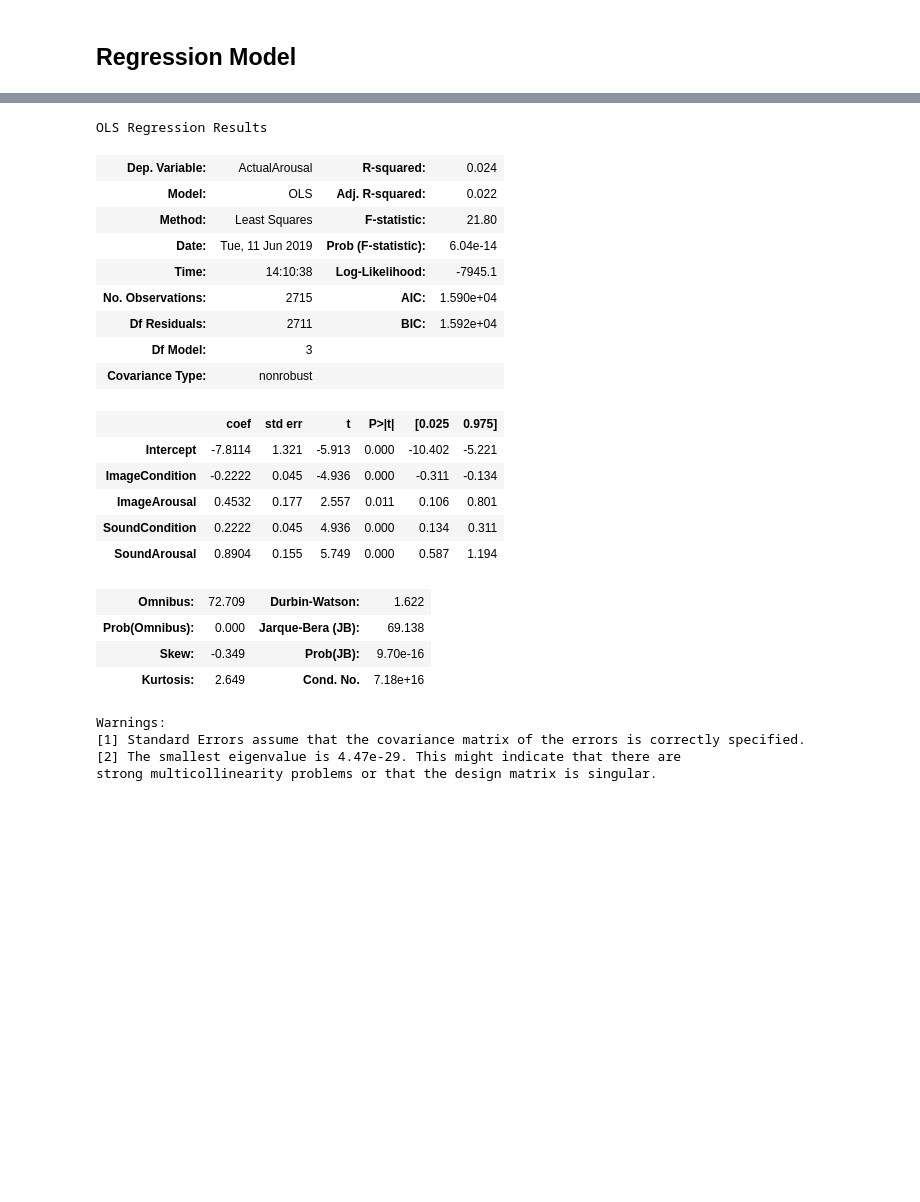
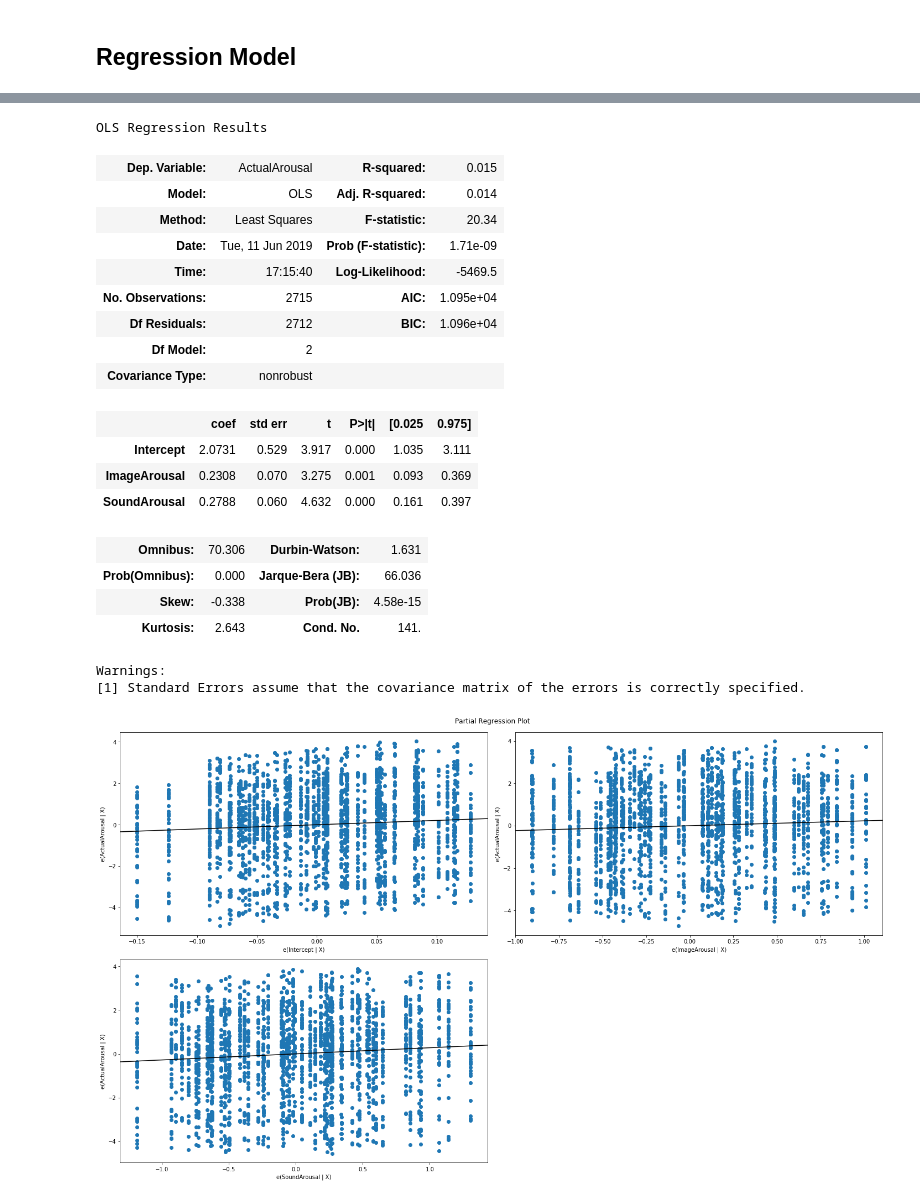
Before and after one commit to akselander/psi-project, a Jupyter notebook: code/psi-project.ipynb, the cells around one changed output, grey strips where cells are left out. Drawn from its saved outputs; the diff is of its cells as text; code cells hidden in the pictures; blank space fills up the shorter version.

```diff
--- a/code/psi-project.ipynb
+++ b/code/psi-project.ipynb
@@ -49,8 +49,8 @@ dfStudy['Number'] = pd.to_numeric(dfStudy['Number'])
 def convertResponseStringIntoColumns(string):
     string = string[1:-1]
     array = (string.split(','))
-    array[0] = float(array[0]) * 10
-    array[1] = float(array[1][1:]) * 10
+    array[0] = (float(array[0]) * 4) + 5
+    array[1] = (float(array[1][1:]) * 4) + 5
     return array
 
 def findExpectedImageReaction(iaps):
@@ -380,32 +267,29 @@ strong multicollinearity problems or that the design matrix is singular.
 # %%
-olsModel = ols("""ActualArousal ~ ImageCondition + ImageArousal + SoundCondition + SoundArousal""", data=df).fit()
-
-HTML(olsModel.summary().as_html())
+olsModel = ols("""ActualArousal ~ ImageArousal + SoundArousal""", data=df).fit()
 
 fig = plt.figure(figsize=(20,12))
 fig = sm.graphics.plot_partregress_grid(olsModel, fig=fig)
+
+HTML(olsModel.summary().as_html())
 # %% [output]
 OLS Regression Results
-| Dep. Variable: | ActualArousal | R-squared: | 0.024 |
-| Model: | OLS | Adj. R-squared: | 0.022 |
-| Method: | Least Squares | F-statistic: | 21.80 |
-| Date: | Tue, 11 Jun 2019 | Prob (F-statistic): | 6.04e-14 |
-| Time: | 14:10:38 | Log-Likelihood: | -7945.1 |
-| No. Observations: | 2715 | AIC: | 1.590e+04 |
-| Df Residuals: | 2711 | BIC: | 1.592e+04 |
-| Df Model: | 3 |  |  |
+| Dep. Variable: | ActualArousal | R-squared: | 0.015 |
+| Model: | OLS | Adj. R-squared: | 0.014 |
+| Method: | Least Squares | F-statistic: | 20.34 |
+| Date: | Tue, 11 Jun 2019 | Prob (F-statistic): | 1.71e-09 |
+| Time: | 17:15:40 | Log-Likelihood: | -5469.5 |
+| No. Observations: | 2715 | AIC: | 1.095e+04 |
+| Df Residuals: | 2712 | BIC: | 1.096e+04 |
+| Df Model: | 2 |  |  |
 | Covariance Type: | nonrobust |  |  |
 |  | coef | std err | t | P>|t| | [0.025 | 0.975] |
-| Intercept | -7.8114 | 1.321 | -5.913 | 0.000 | -10.402 | -5.221 |
-| ImageCondition | -0.2222 | 0.045 | -4.936 | 0.000 | -0.311 | -0.134 |
-| ImageArousal | 0.4532 | 0.177 | 2.557 | 0.011 | 0.106 | 0.801 |
-| SoundCondition | 0.2222 | 0.045 | 4.936 | 0.000 | 0.134 | 0.311 |
-| SoundArousal | 0.8904 | 0.155 | 5.749 | 0.000 | 0.587 | 1.194 |
+| Intercept | 2.0731 | 0.529 | 3.917 | 0.000 | 1.035 | 3.111 |
+| ImageArousal | 0.2308 | 0.070 | 3.275 | 0.001 | 0.093 | 0.369 |
+| SoundArousal | 0.2788 | 0.060 | 4.632 | 0.000 | 0.161 | 0.397 |
-| Omnibus: | 72.709 | Durbin-Watson: | 1.622 |
-| Prob(Omnibus): | 0.000 | Jarque-Bera (JB): | 69.138 |
-| Skew: | -0.349 | Prob(JB): | 9.70e-16 |
-| Kurtosis: | 2.649 | Cond. No. | 7.18e+16 |
+| Omnibus: | 70.306 | Durbin-Watson: | 1.631 |
+| Prob(Omnibus): | 0.000 | Jarque-Bera (JB): | 66.036 |
+| Skew: | -0.338 | Prob(JB): | 4.58e-15 |
+| Kurtosis: | 2.643 | Cond. No. | 141. |
 Warnings:
 [1] Standard Errors assume that the covariance matrix of the errors is correctly specified.
-[2] The smallest eigenvalue is 4.47e-29. This might indicate that there are
-strong multicollinearity problems or that the design matrix is singular.
+[figure, added]
```
Also changed, not shown: parts of 8 cells of this notebook.
